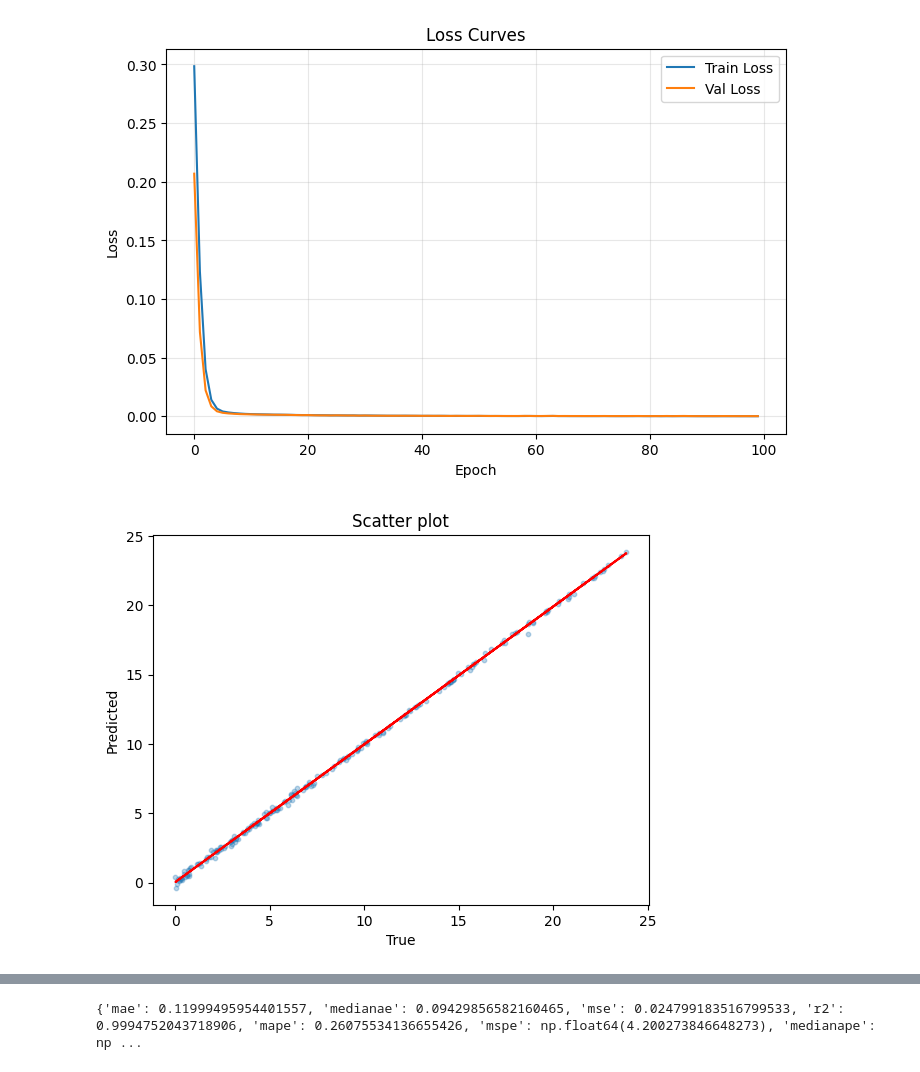
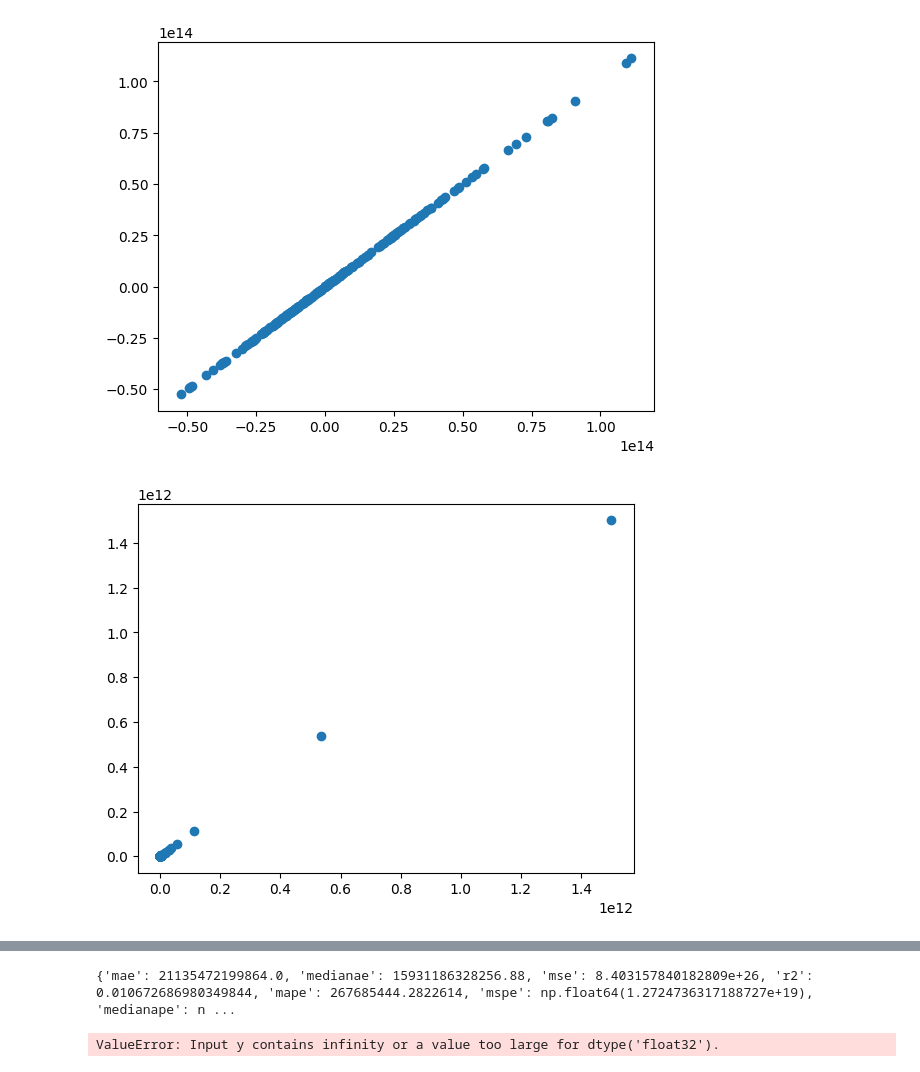
Before and after one commit to Jojo3235/taller_redes_neuronales, a Jupyter notebook: taller_redes.ipynb, the cells around one changed output, grey strips where cells are left out. Drawn from its saved outputs; the diff is of its cells as text; code cells hidden in the pictures.

```diff
--- a/taller_redes.ipynb
+++ b/taller_redes.ipynb
@@ -74,20 +67,20 @@ y_val = val_set[:, 4]
 x_test = test_set[:, :4]
 y_test = test_set[:, 4]
 
-from sklearn.preprocessing import RobustScaler
+from sklearn.preprocessing import StandardScaler
 
 # 3.Data preprocessing
 
 # Apply normalization to our features (m1,m2,r,h)
-X_scaler = RobustScaler()
-X_train_scaled = X_scaler.fit_transform(x_train)
-X_val_scaled = X_scaler.transform(x_val)
-X_test_scaled = X_scaler.transform(x_test)
+x_scaler = StandardScaler()
+x_train_scaled = x_scaler.fit_transform(x_train)
+x_val_scaled = x_scaler.transform(x_val)
+x_test_scaled = x_scaler.transform(x_test)
 
 # Apply normalization to our output (f)
-Y_scaler = RobustScaler()
-Y_train_scaled = Y_scaler.fit_transform(y_train.reshape(-1, 1))
-Y_val_scaled = Y_scaler.transform(y_val.reshape(-1, 1))
-Y_test_scaled = Y_scaler.transform(y_test.reshape(-1, 1))
+y_scaler = StandardScaler()
+y_train_scaled = y_scaler.fit_transform(y_train.reshape(-1, 1))
+y_val_scaled = y_scaler.transform(y_val.reshape(-1, 1))
+y_test_scaled = y_scaler.transform(y_test.reshape(-1, 1))
 # %%
 # 4.Designing our model
@@ -233,10 +190,18 @@ def plot_scatter(y_test, y_pred):
     return r2
 
 # Como hemos escalado la información que teníamos, entonces trabajamos ahora sobre los datos escalados
-y_pred_scaled = model.predict(X_test_scaled).flatten()
+y_pred_scaled = model.predict(x_test_scaled).flatten()
 y_pred_scaled = np.array(y_pred_scaled).reshape(-1,1)
 
-y_pred = Y_scaler.inverse_transform(y_pred_scaled).flatten()
+y_pred = y_scaler.inverse_transform(y_pred_scaled)
+
+y_pred1 = np.exp(y_pred)
+y_test1 = np.exp(y_test_scaled)
+
+plt.scatter(y_pred,y_pred)
+plt.show()
+plt.scatter(y_test,y_test)
+plt.show()
 
 
 plot_training_curves(history)
@@ -276,4 +241,8 @@ def further_evaluation(y_test, y_pred, r2):
 
 metrics = further_evaluation(y_test, y_pred, r2)
 print(metrics)
+
+r21 = plot_scatter(y_test1, y_pred1)
+metrics = further_evaluation(y_test1, y_pred1, r21)
+print(metrics)
 # %% [output]
@@ -281,2 +250,2 @@ print(metrics)
-[figure, old version]
+[figure, new version]
-[figure, old version]
+[figure, new version]
@@ -283 +254,2 @@ print(metrics)
-{'mae': 0.11999495954401557, 'medianae': 0.09429856582160465, 'mse': 0.024799183516799533, 'r2': 0.9994752043718906, 'mape': 0.26075534136655426, 'mspe': np.float64(4.200273846648273), 'medianape': np ...
+{'mae': 21135472199864.0, 'medianae': 15931186328256.88, 'mse': 8.403157840182809e+26, 'r2': 0.010672686980349844, 'mape': 267685444.2822614, 'mspe': np.float64(1.2724736317188727e+19), 'medianape': n ...
+ValueError: Input y contains infinity or a value too large for dtype('float32').
```
Also changed, not shown: parts of 3 cells of this notebook, 8 other files.
